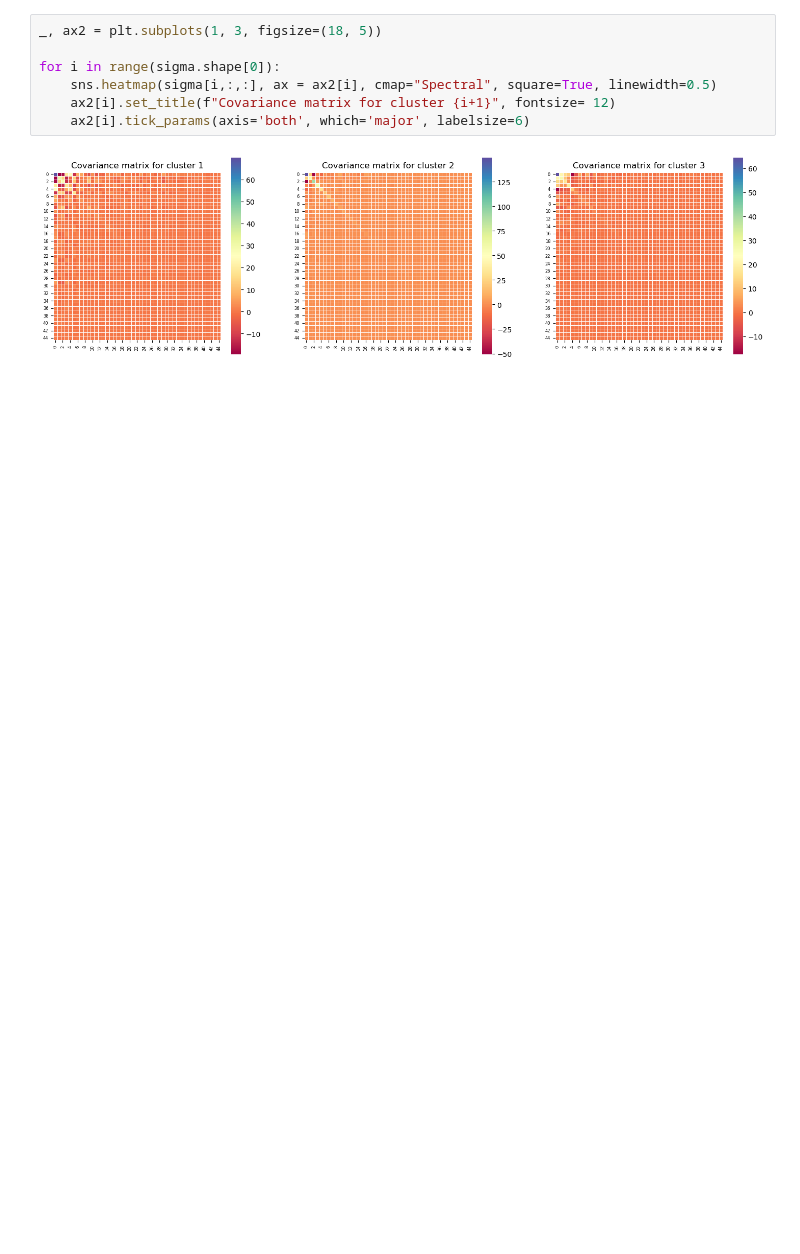
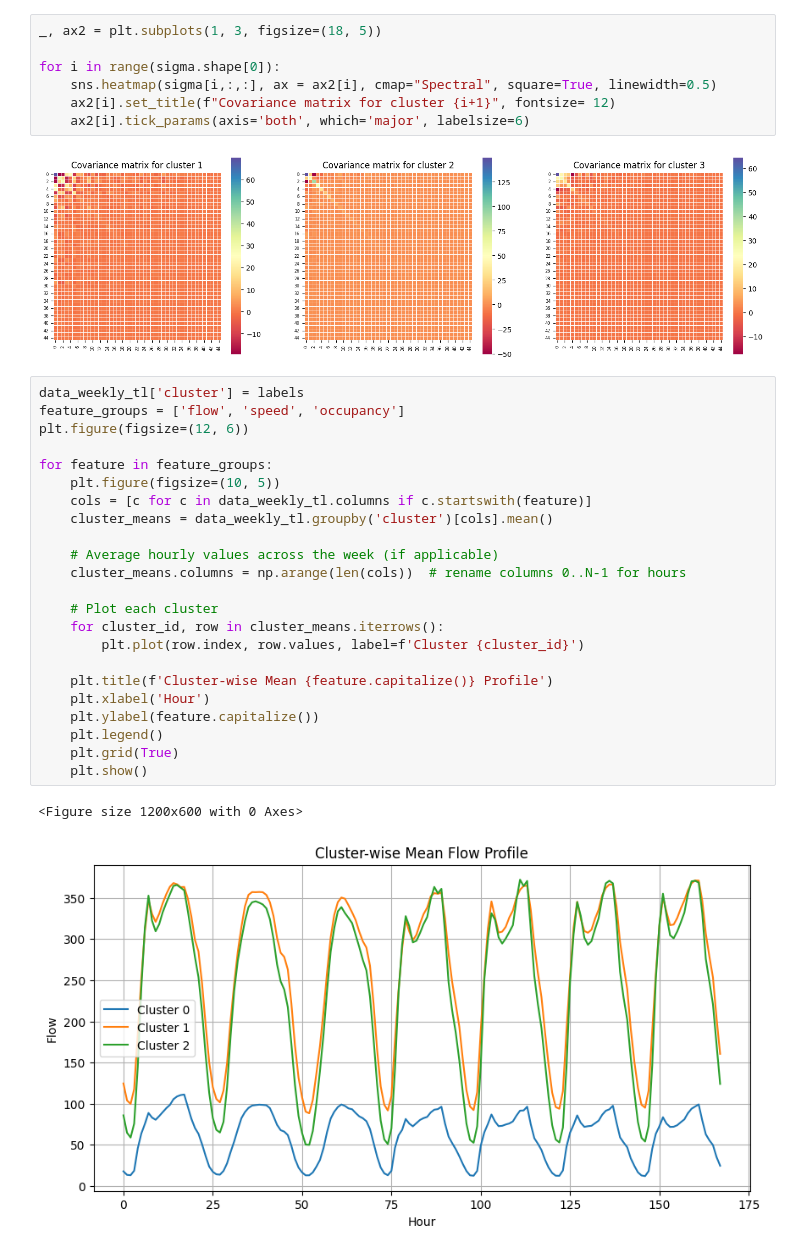
Before and after one commit to SomnathB053/gmm_traffic_data, a Jupyter notebook: sensors_clusters.ipynb, the cells around one changed output. Cells and saved outputs as stored; diff of their text form; blank space fills up the shorter version.

Commit message:
cluster mean plots are added

```diff
--- a/sensors_clusters.ipynb
+++ b/sensors_clusters.ipynb
@@ -206,3 +274,29 @@ for i in range(sigma.shape[0]):
     ax2[i].tick_params(axis='both', which='major', labelsize=6)
 # %% [output]
 [figure]
+# %%
+data_weekly_tl['cluster'] = labels
+feature_groups = ['flow', 'speed', 'occupancy']
+plt.figure(figsize=(12, 6))
+
+for feature in feature_groups:
+    plt.figure(figsize=(10, 5))
+    cols = [c for c in data_weekly_tl.columns if c.startswith(feature)]
+    cluster_means = data_weekly_tl.groupby('cluster')[cols].mean()
+
+    # Average hourly values across the week (if applicable)
+    cluster_means.columns = np.arange(len(cols))  # rename columns 0..N-1 for hours
+
+    # Plot each cluster
+    for cluster_id, row in cluster_means.iterrows():
+        plt.plot(row.index, row.values, label=f'Cluster {cluster_id}')
+
+    plt.title(f'Cluster-wise Mean {feature.capitalize()} Profile')
+    plt.xlabel('Hour')
+    plt.ylabel(feature.capitalize())
+    plt.legend()
+    plt.grid(True)
+    plt.show()
+# %% [output]
+<Figure size 1200x600 with 0 Axes>
+[figure, added]
```
Also changed, not shown: parts of 8 cells of this notebook.
